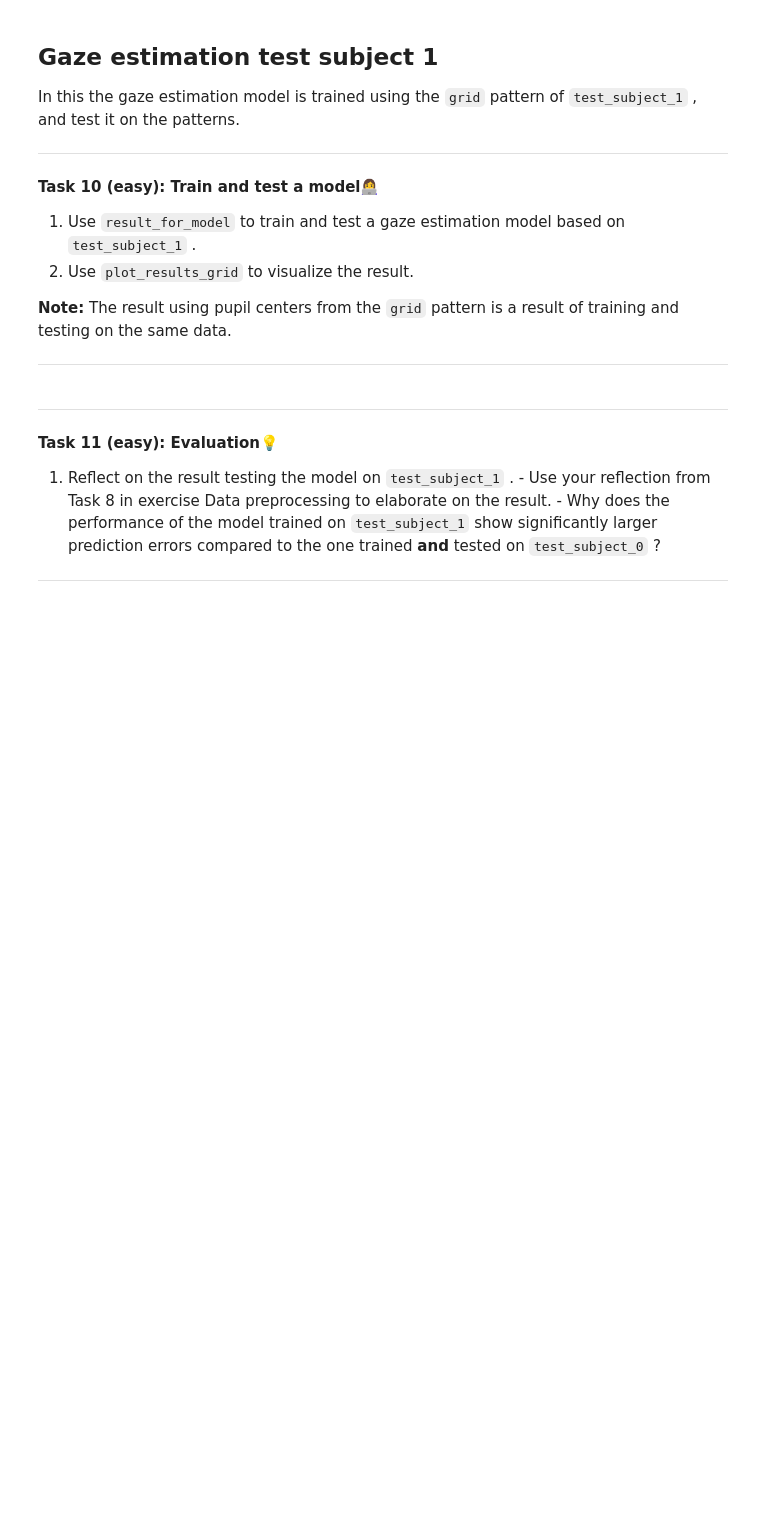
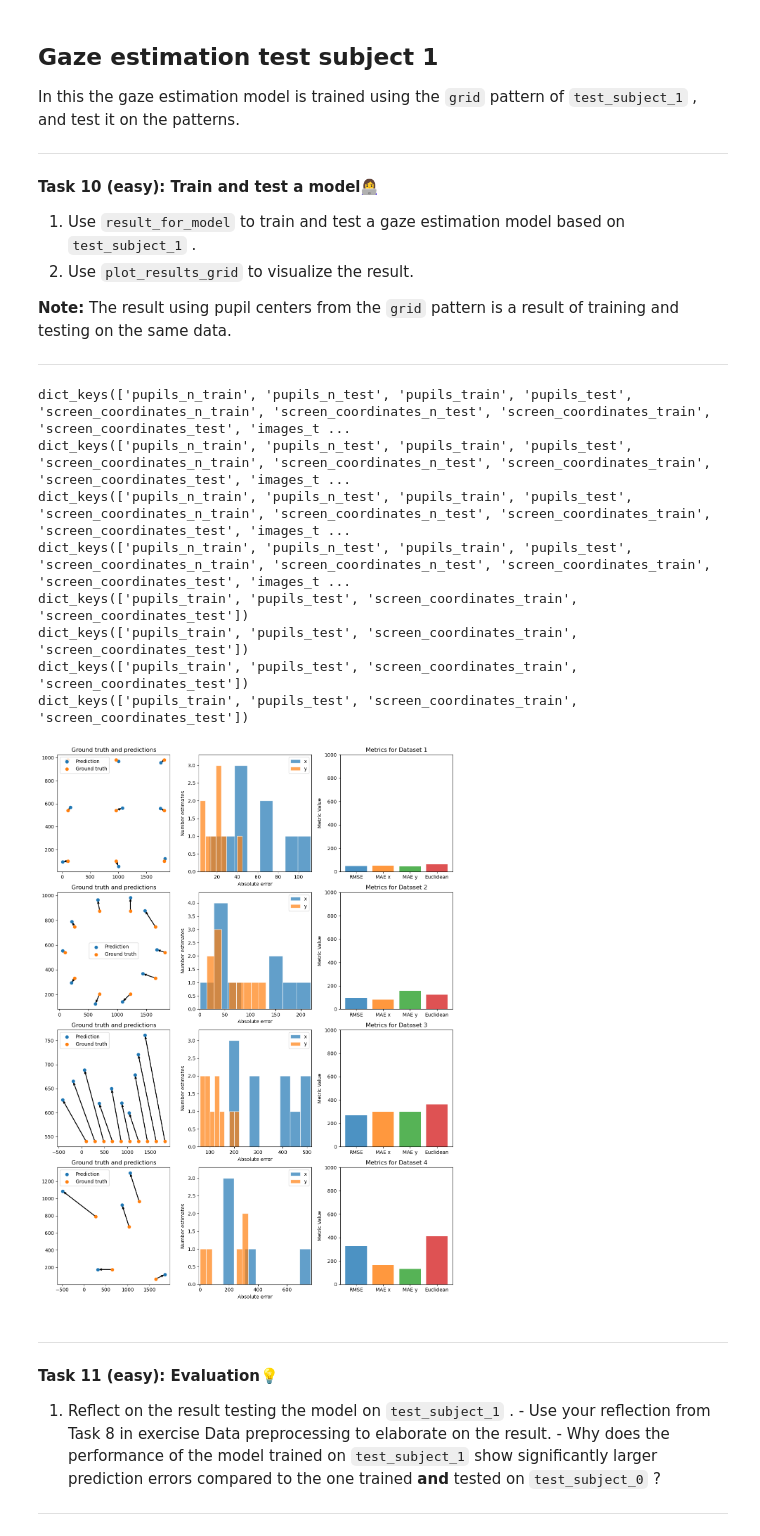
Before and after one commit to davidfeldner/iml-assignment-1, a Jupyter notebook: 02-gaze.ipynb, the cells around one changed output. Drawn from its saved outputs; the diff is of its cells as text; code cells hidden in the pictures; blank space fills up the shorter version.

```diff
--- a/02-gaze.ipynb
+++ b/02-gaze.ipynb
@@ -538,6 +541,36 @@ In this the gaze estimation model is trained using the `grid`
 ---
 # %%
 # Write your code here
+
+ # D3 is data_subject_1
+
+for i in D:
+    print(i.keys())
+
+for i in D3:
+    print(i.keys())
+# print(D3)
+
+# We train only on data from the grid
+# We test on all data, thus we use the entire D3
+
+
+test_subject_1_data_grid_only = [D3[0] for _ in D3]
+
+
+results_linear = results_for_model(LinearGaze(), test_subject_1_data_grid_only, D3,  'pupils_train', 'screen_coordinates_train', 'pupils_test', 'screen_coordinates_test', 4)
+
+iml_util.plot_results_grid(results_linear, 4)
+# %% [output]
+dict_keys(['pupils_n_train', 'pupils_n_test', 'pupils_train', 'pupils_test', 'screen_coordinates_n_train', 'screen_coordinates_n_test', 'screen_coordinates_train', 'screen_coordinates_test', 'images_t ...
+dict_keys(['pupils_n_train', 'pupils_n_test', 'pupils_train', 'pupils_test', 'screen_coordinates_n_train', 'screen_coordinates_n_test', 'screen_coordinates_train', 'screen_coordinates_test', 'images_t ...
+dict_keys(['pupils_n_train', 'pupils_n_test', 'pupils_train', 'pupils_test', 'screen_coordinates_n_train', 'screen_coordinates_n_test', 'screen_coordinates_train', 'screen_coordinates_test', 'images_t ...
+dict_keys(['pupils_n_train', 'pupils_n_test', 'pupils_train', 'pupils_test', 'screen_coordinates_n_train', 'screen_coordinates_n_test', 'screen_coordinates_train', 'screen_coordinates_test', 'images_t ...
+dict_keys(['pupils_train', 'pupils_test', 'screen_coordinates_train', 'screen_coordinates_test'])
+dict_keys(['pupils_train', 'pupils_test', 'screen_coordinates_train', 'screen_coordinates_test'])
+dict_keys(['pupils_train', 'pupils_test', 'screen_coordinates_train', 'screen_coordinates_test'])
+dict_keys(['pupils_train', 'pupils_test', 'screen_coordinates_train', 'screen_coordinates_test'])
+[figure, added]
 # %% [markdown]
 
 ---
```
Also changed, not shown: parts of 4 cells of this notebook.
